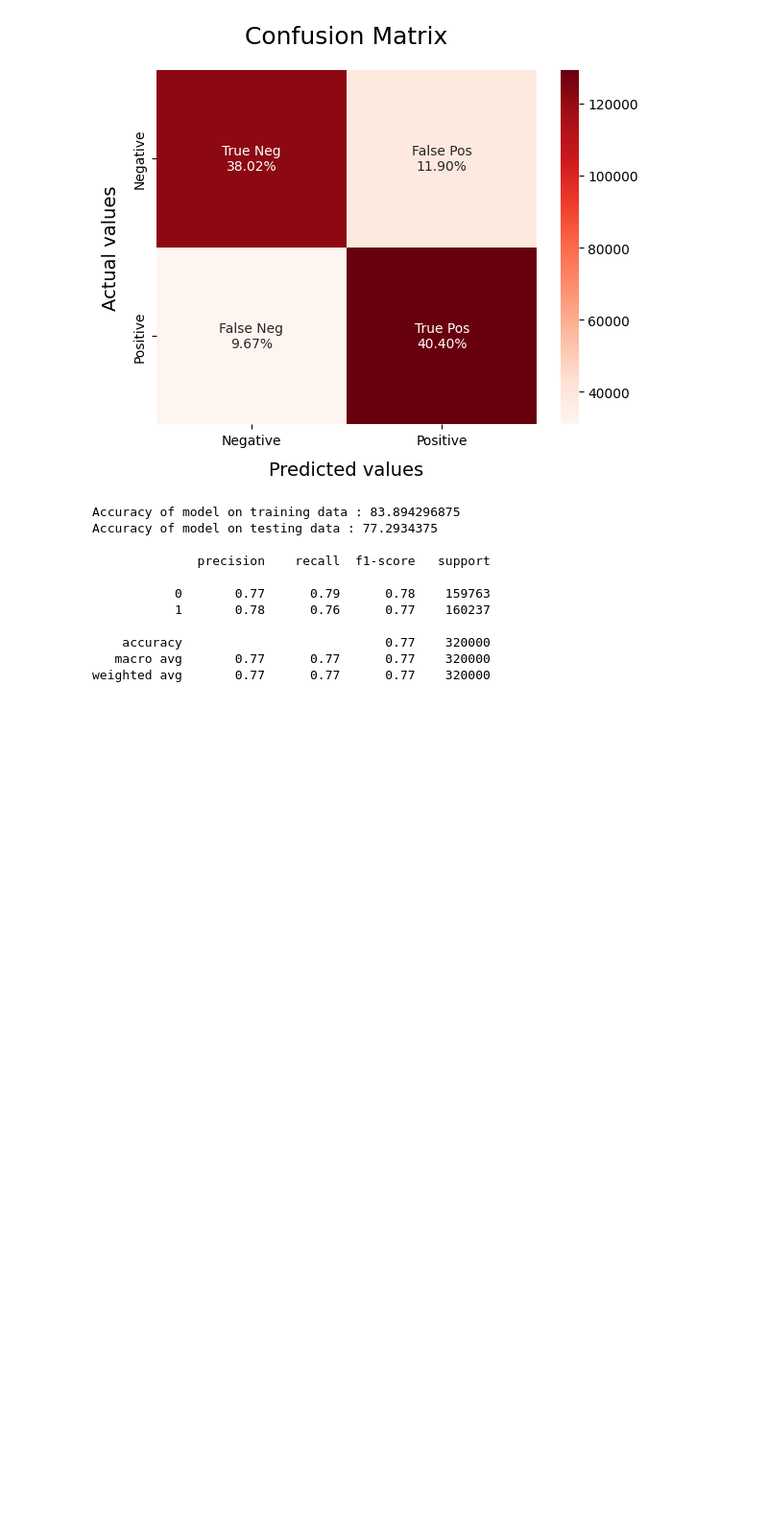
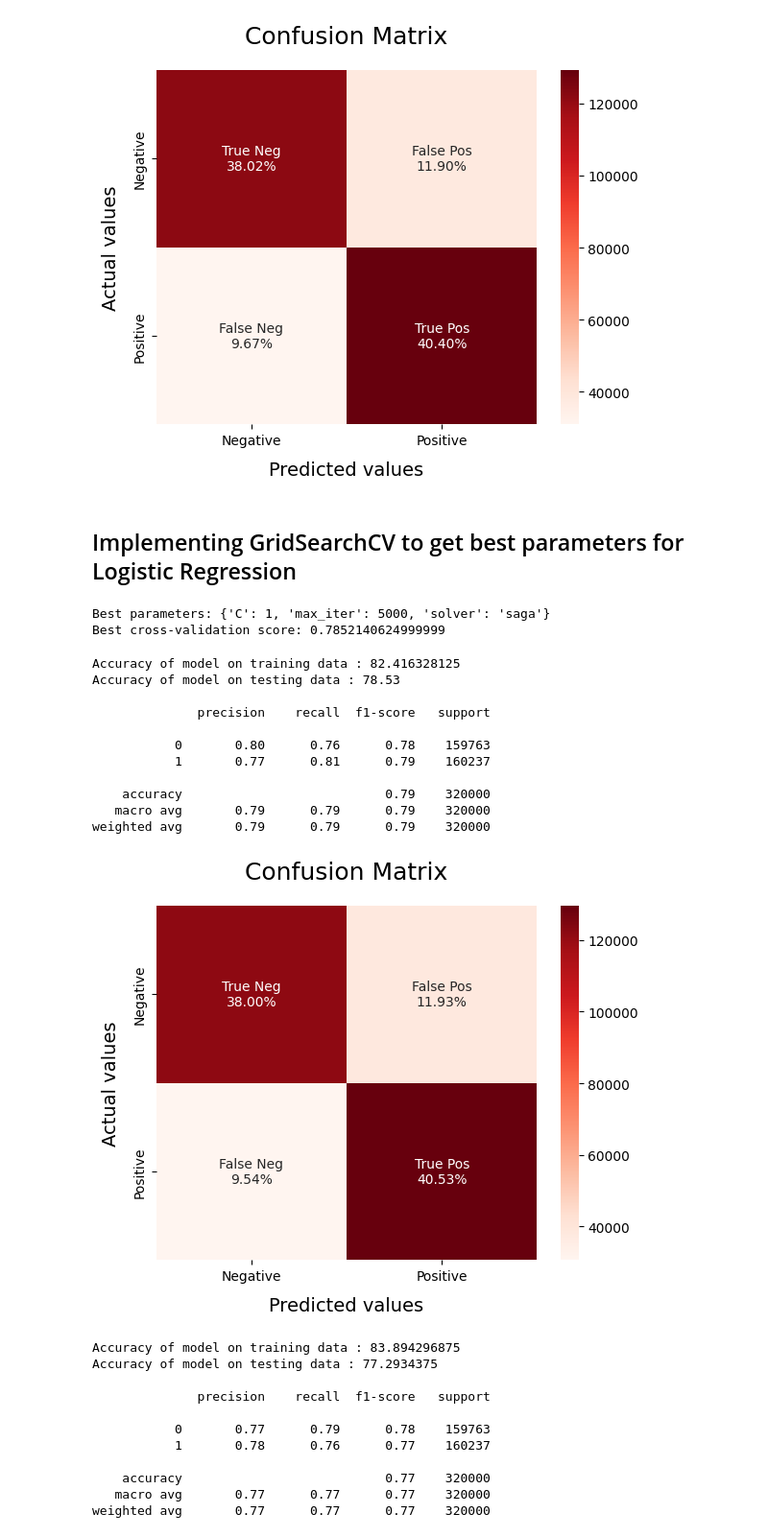
Before and after one commit to AmiRaGaL/TSA, a Jupyter notebook: TSA_ML.ipynb, the cells around one changed output. Shown at 96% size. Drawn from its saved outputs; the diff is of its cells as text; code cells hidden in the pictures; blank space fills up the shorter version.

```diff
--- a/TSA_ML.ipynb
+++ b/TSA_ML.ipynb
@@ -341,6 +352,52 @@ Accuracy of model on testing data : 78.4234375
    macro avg       0.78      0.78      0.78    320000
 weighted avg       0.78      0.78      0.78    320000
 [figure]
+# %% [markdown]
+## Implementing GridSearchCV to get best parameters for Logistic Regression
+# %%
+from sklearn.model_selection import GridSearchCV
+
+# Define the parameter grid
+param_grid = {
+    'C': [0.01, 0.1, 1, 10, 100],
+    'max_iter': [1000, 2000, 5000],
+    'solver': ['saga', 'sag', 'lbfgs']
+}
+
+# Initialize GridSearchCV
+grid_search = GridSearchCV(LogisticRegression(n_jobs=-1), param_grid, cv=5, scoring='accuracy')
+
+# Perform grid search
+grid_search.fit(X_train, y_train)
+
+# Print best parameters and best score
+print("Best parameters:", grid_search.best_params_)
+print("Best cross-validation score:", grid_search.best_score_)
+# %% [output]
+Best parameters: {'C': 1, 'max_iter': 5000, 'solver': 'saga'}
+Best cross-validation score: 0.7852140624999999
+# %%
+# Initialize the model with the best parameters.
+LRmodel = LogisticRegression(C = 1, max_iter = 5000, n_jobs=-1, solver='saga')
+
+# Fit the model with the best parameters.
+LRmodel.fit(X_train, y_train)
+
+# Evaluate the model
+model_Evaluate(LRmodel)
+# %% [output]
+Accuracy of model on training data : 82.416328125
+Accuracy of model on testing data : 78.53
+
+              precision    recall  f1-score   support
+
+           0       0.80      0.76      0.78    159763
+           1       0.77      0.81      0.79    160237
+
+    accuracy                           0.79    320000
+   macro avg       0.79      0.79      0.79    320000
+weighted avg       0.79      0.79      0.79    320000
+[figure, added]
 # %%
 nb = BernoulliNB()
 nb.fit(X_train, y_train)
```
Also changed, not shown: parts of 27 cells of this notebook, 16 other files.
